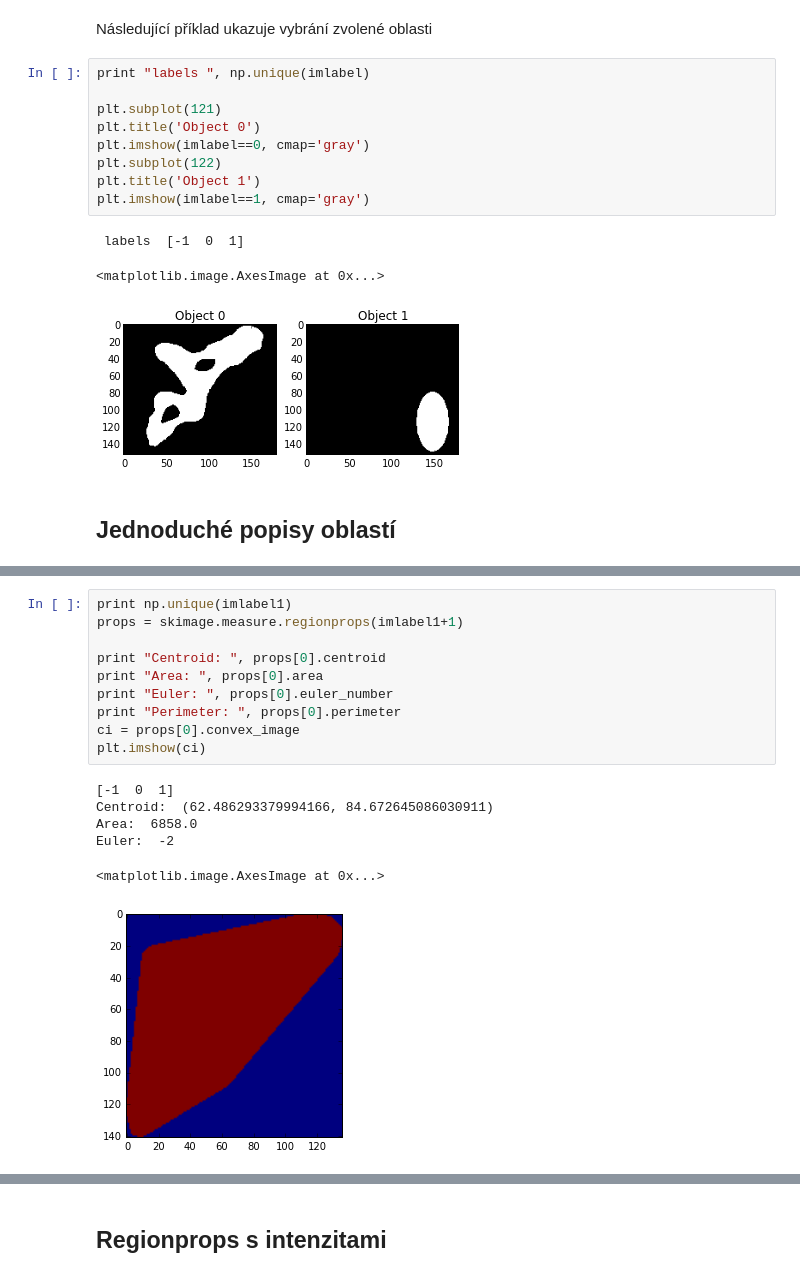
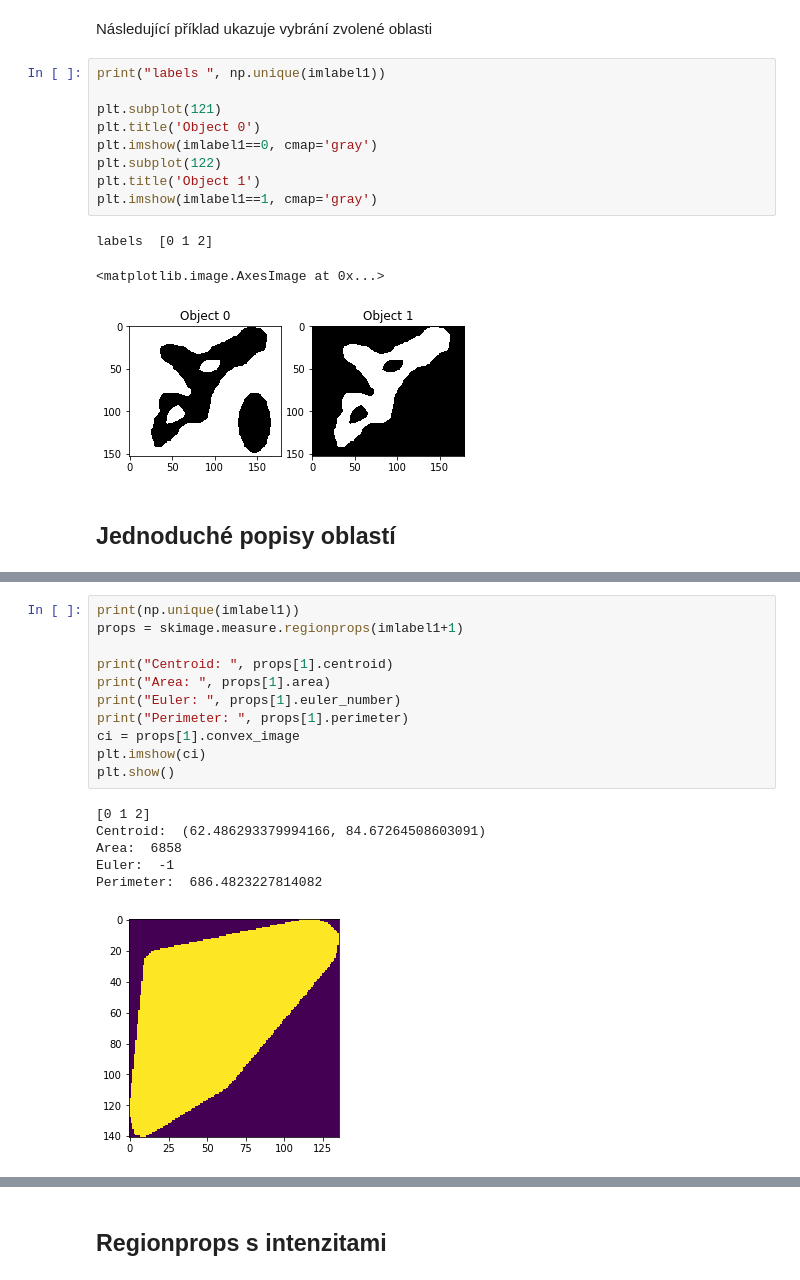
Before and after one commit to mjirik/ZDO, a Jupyter notebook: ZDOcv8.ipynb, the cells around one changed output, grey strips where cells are left out. Saved outputs shown, nothing was run; the diff lists cells and outputs as text.

```diff
--- a/ZDOcv8.ipynb
+++ b/ZDOcv8.ipynb
@@ -43,18 +43,18 @@ plt.imshow(imlabel1, cmap='gray')
 # %% [markdown]
 Následující příklad ukazuje vybrání zvolené oblasti
 # %%
-print "labels ", np.unique(imlabel)
+print("labels ", np.unique(imlabel1))
 
 plt.subplot(121)
 plt.title('Object 0')
-plt.imshow(imlabel==0, cmap='gray')
+plt.imshow(imlabel1==0, cmap='gray')
 plt.subplot(122)
 plt.title('Object 1')
-plt.imshow(imlabel==1, cmap='gray')
+plt.imshow(imlabel1==1, cmap='gray')
 # %% [output]
- labels  [-1  0  1]
+labels  [0 1 2]
 <matplotlib.image.AxesImage at 0x...>
-[figure, old version]
+[figure, new version]
 # %% [markdown]
 ## Jednoduché popisy oblastí
 # %% [markdown]
@@ -77,21 +77,22 @@ plt.imshow(imlabel==1, cmap='gray')
 
 Využijeme funkce [regionprops](http://scikit-image.org/docs/dev/api/skimage.measure.html#skimage.measure.regionprops).
 # %%
-print np.unique(imlabel1)
+print(np.unique(imlabel1))
 props = skimage.measure.regionprops(imlabel1+1)
 
-print "Centroid: ", props[0].centroid
-print "Area: ", props[0].area
-print "Euler: ", props[0].euler_number
-print "Perimeter: ", props[0].perimeter
-ci = props[0].convex_image
+print("Centroid: ", props[1].centroid)
+print("Area: ", props[1].area)
+print("Euler: ", props[1].euler_number)
+print("Perimeter: ", props[1].perimeter)
+ci = props[1].convex_image
 plt.imshow(ci)
+plt.show()
 # %% [output]
-[-1  0  1]
-Centroid:  (62.486293379994166, 84.672645086030911)
-Area:  6858.0
-Euler:  -2
+[0 1 2]
+Centroid:  (62.486293379994166, 84.67264508603091)
+Area:  6858
+Euler:  -1
+Perimeter:  686.4823227814082
-<matplotlib.image.AxesImage at 0x...>
-[figure, old version]
+[figure, new version]
 # %%
 for i in range(len(props)):
```
Also changed, not shown: parts of 4 cells of this notebook, 3 other files.
